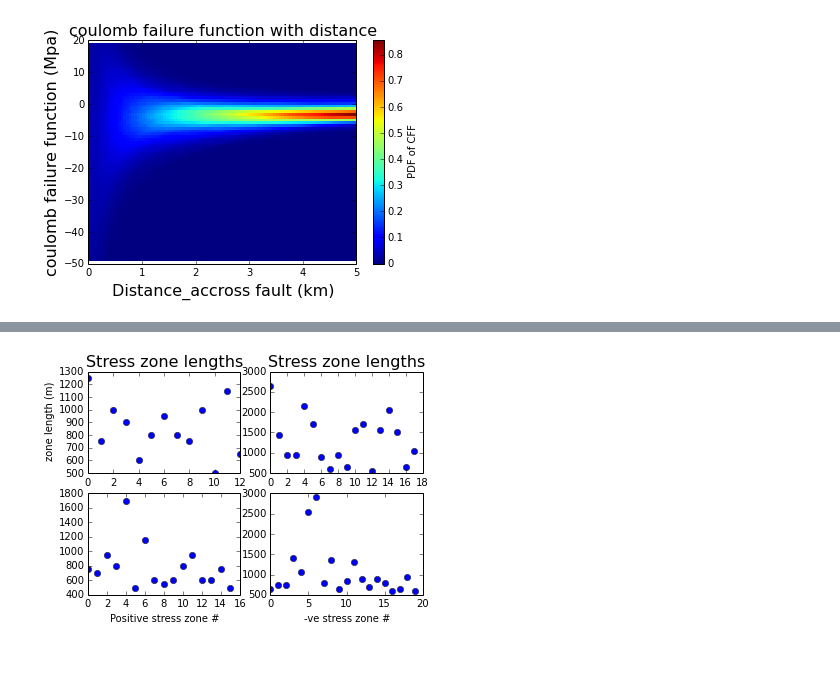
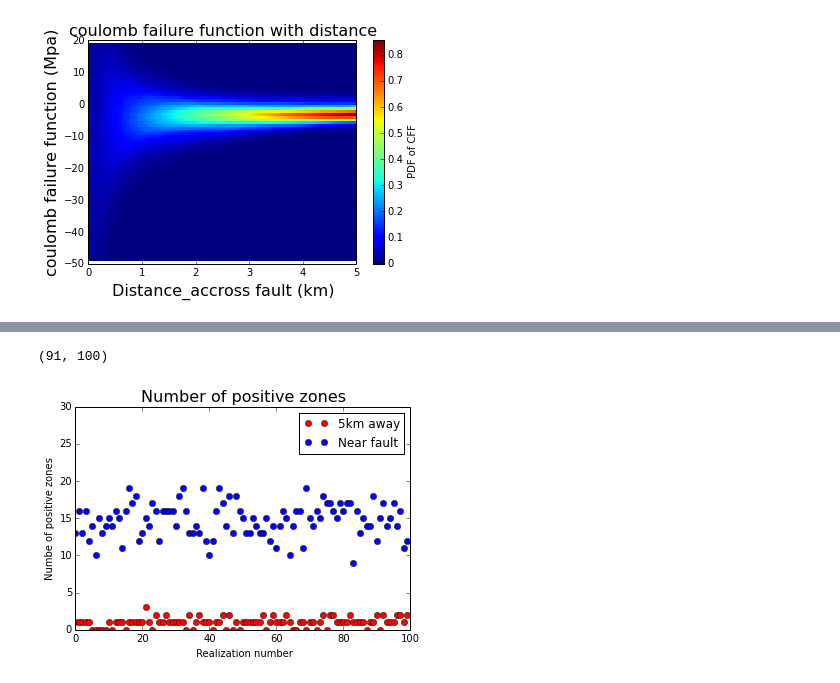
Before and after one commit to ksaslam/analysis_repo, a Jupyter notebook: plots_pdfs.ipynb, the cells around one changed output, grey strips where cells are left out. Cells and saved outputs as stored; diff of their text form; code cells hidden in the pictures.

```diff
--- a/plots_pdfs.ipynb
+++ b/plots_pdfs.ipynb
@@ -109,42 +117,17 @@ plt.show()
-# %%
-each_pos_zone_len= np.loadtxt('each_postv_zone_len.out',delimiter=',')
-each_neg_zone_len= np.loadtxt('each_negtv_zone_len.out',delimiter=',')
-
-each_neg_zone_array=np.trim_zeros(each_neg_zone_len[0,:])
-each_pos_zone_array=np.trim_zeros(each_pos_zone_len[0,:])
-each_neg_zone_array2=np.trim_zeros(each_neg_zone_len[1,:])
-each_pos_zone_array2=np.trim_zeros(each_pos_zone_len[1,:])
-
-
-f, axarr = plt.subplots(2, 2)
-axarr[0, 0].plot(each_pos_zone_array, 'o')
-axarr[1, 0].plot(each_pos_zone_array2, 'o')
-axarr[0, 1].plot(each_neg_zone_array, 'o')
-axarr[1, 1].plot(each_neg_zone_array2, 'o')
-axarr[1, 0].set_xlabel('Positive stress zone #')
-axarr[0, 0].set_ylabel(' zone length (m)')
-axarr[0, 0].set_title('Stress zone lengths', fontsize=16,color='black')
-axarr[1, 1].set_xlabel('-ve stress zone #')
-#axarr[0, 1].set_ylabel('-ve zone length (m)')
-axarr[0, 1].set_title('Stress zone lengths', fontsize=16,color='black')
-
-plt.show()
-
-
-#f, (ax1, ax2) = plt.subplots(2)
-#ax1.plot(each_neg_zone_array, 'o')
-#ax2.plot(each_pos_zone_array, 'o')
-#ax3.plot(each_neg_zone_array1, 'o')
-#ax4.plot(each_pos_zone_array1, 'o')
-#ax[0,1].plot( each_neg_zone_array,'o' )
-#ax1.set_xlabel('Positive stress zone #')
-#ax1.set_ylabel('-ve zone length (m)')
-#ax1.set_title('Stress zone lengths', fontsize=16,color='black')
-# ax.xaxis.set_major_locator(MaxNLocator(integer=True))
-#ax2.set_xlabel(' stress zone #')
-#ax2.set_ylabel('+ve zone length (m)')
-#ax2.set_title('Positive stress zone lengths', fontsize=16,color='black')
-# ax.xaxis.set_major_locator(MaxNLocator(integer=True))
-#plt.show()
-# %% [output]
-[figure, removed]
+# %%
+positive_zones= np.loadtxt('positive_zones.out',delimiter=',')
+negative_zones= np.loadtxt('negative_zones.out',delimiter=',')
+
+print(positive_zones.shape)
+plt.plot (positive_zones[0,:], 'ro', label='5km away' )
+plt.xlabel(' Realization number')
+plt.ylabel('Numbe of positive zones')
+plt.title('Number of positive zones', fontsize=16,color='black')
+#plt.show()
+plt.plot (positive_zones[90,:], 'bo', label='Near fault')
+plt.legend( loc='upper right')
+plt.axis([0, 100, 0, 30])
+plt.show()
+# %% [output]
+(91, 100)
+[figure, added]
```
Also changed, not shown: parts of 6 cells of this notebook.
